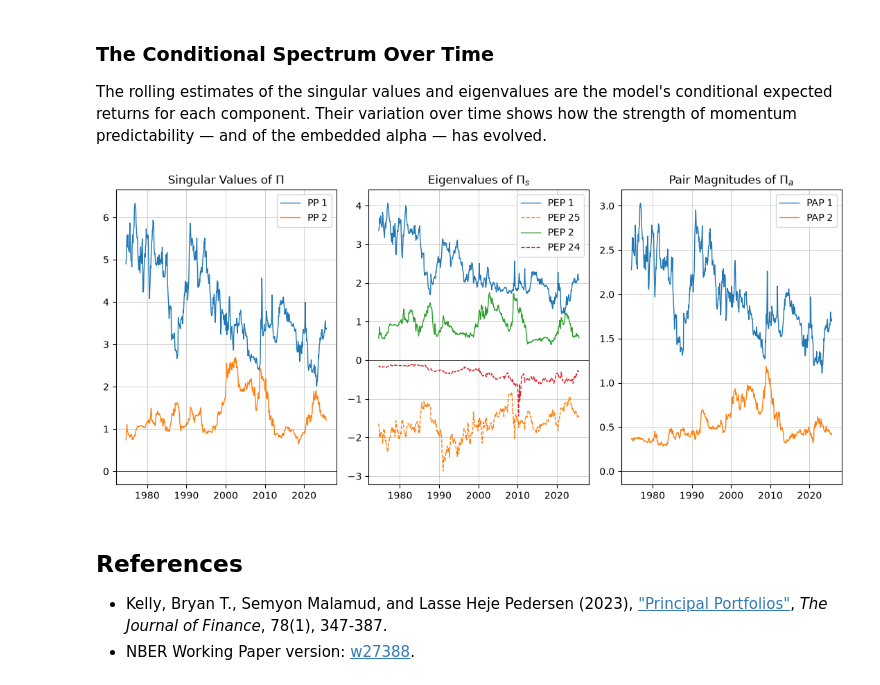
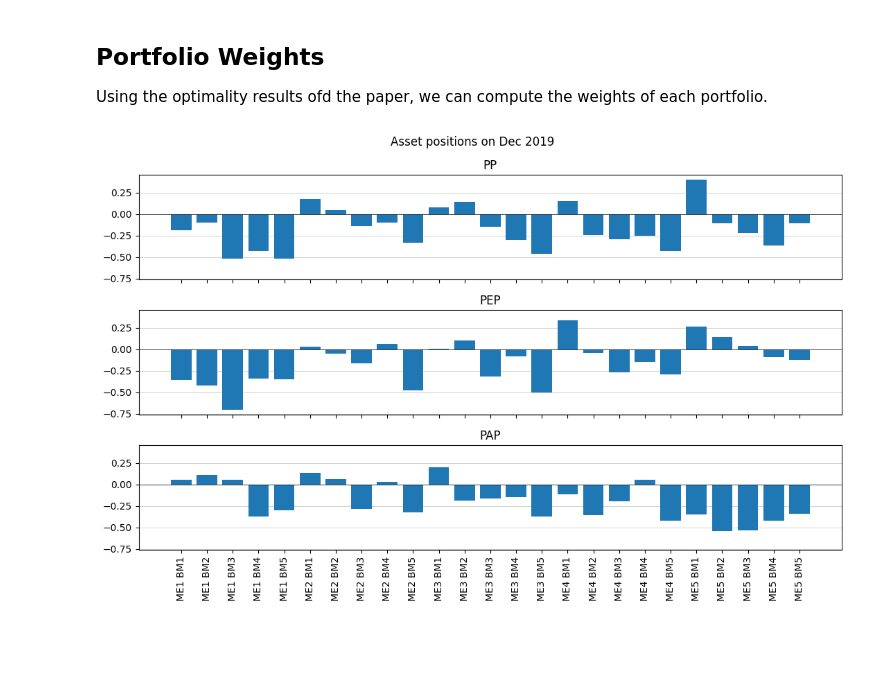
Before and after one commit to gusamarante/empfin, a Jupyter notebook: examples/principal_portfolios.ipynb, the cells around one changed output. Drawn from its saved outputs; the diff is of its cells as text; code cells hidden in the pictures; blank space fills up the shorter version.

```diff
--- a/examples/principal_portfolios.ipynb
+++ b/examples/principal_portfolios.ipynb
@@ -287,9 +62,0 @@ summary.round(3)
-# %%
-ax = (optimal / optimal.std()).cumsum().plot(
-    figsize=(6 * (16 / 7.3), 6),
-    lw=1.2,
-    title="Optimal Combined Strategies (unit volatility)",
-)
-ax.axhline(0, color="black", lw=0.5)
-ax.yaxis.grid(color="grey", ls="-", lw=0.5, alpha=0.5)
-ax.xaxis.grid(color="grey", ls="-", lw=0.5, alpha=0.5)
@@ -298,13 +63,25 @@ ax.xaxis.grid(color="grey", ls="-", lw=0.5, alpha=0.5)
-# %% [markdown]
-### The Conditional Spectrum Over Time
-
-The rolling estimates of the singular values and eigenvalues are the model's conditional expected returns for each component. Their variation over time shows how the strength of momentum predictability — and of the embedded alpha — has evolved.
-# %%
-bt.plot_eigenvalues_timeseries(n_components=2)
-# %% [output]
-[figure, removed]
-# %% [markdown]
-## References
-
-- Kelly, Bryan T., Semyon Malamud, and Lasse Heje Pedersen (2023), ["Principal Portfolios"](https://doi.org/10.1111/jofi.13199), *The Journal of Finance*, 78(1), 347-387.
-- NBER Working Paper version: [w27388](https://www.nber.org/papers/w27388).
+# %% [markdown]
+## Portfolio Weights
+Using the optimality results ofd the paper, we can compute the weights of each portfolio.
+# %%
+
+
+# Asset positions S_t' L of the optimal PP, PEP and PAP strategies on one date
+date = pp.w.index[-1]
+strategies = {"PP": pp.w, "PEP": pp.w_s, "PAP": pp.w_a}
+
+fig, axes = plt.subplots(3, 1, figsize=(5 * (16 / 7.3), 7), sharex=True, sharey=True)
+for ax, (name, weights) in zip(axes, strategies.items()):
+    ax.bar(weights.columns, weights.loc[date], color="tab:blue")
+    ax.axhline(0, color="black", lw=0.5)
+    ax.set_title(name)
+    ax.yaxis.grid(color="grey", ls="-", lw=0.5, alpha=0.5)
+    ax.set_axisbelow(True)
+
+axes[-1].tick_params(axis="x", labelrotation=90)
+fig.suptitle(f"Asset positions on {date:%b %Y}")
+plt.tight_layout()
+plt.show()
+plt.close()
+# %% [output]
+[figure, added]
```
Also changed, not shown: parts of 38 cells of this notebook, 2 other files.
